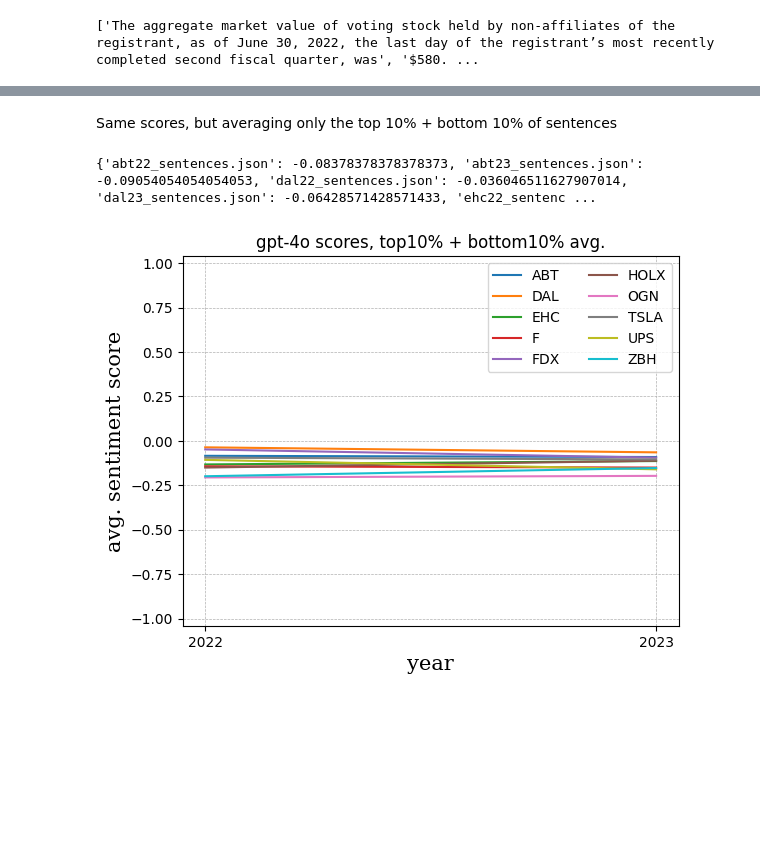
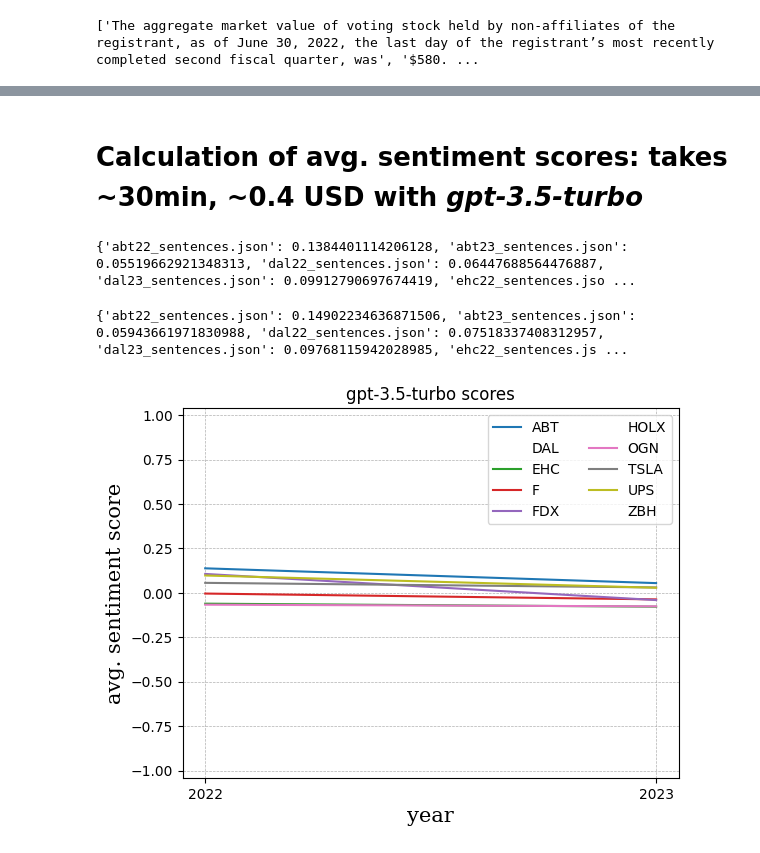
Before and after one commit to pinterj98/DeltaSentiment, a Jupyter notebook: Task1/gpt_sentiment_scores.ipynb, the cells around one changed output, grey strips where cells are left out. Cells and saved outputs as stored; diff of their text form; code cells hidden in the pictures; blank space fills up the shorter version.

```diff
--- a/Task1/gpt_sentiment_scores.ipynb
+++ b/Task1/gpt_sentiment_scores.ipynb
@@ -194,3 +298,3 @@ Average sentiment score change is: -60.45%
-# %% [markdown]
-Same scores, but averaging only the top 10% + bottom 10% of sentences
+# %% [markdown]
+# Calculation of avg. sentiment scores: takes ~30min, ~0.4 USD with *gpt-3.5-turbo*
 # %%
@@ -214,32 +322,58 @@ for c in list(sentences_dict.keys()):
+# %%
+# exporting the scored sentences
+with open(f'./combined_{model}_scored_relevant_sentences.json', 'w', encoding='utf-8') as f:
+    json.dump(all_scored_sentences, f, separators=(', ', ': '), ensure_ascii=False, cls=NumpyEncoder)
+# %%
+# importing the saved data (if needed)
+import json
+with open('./combined_gpt-3.5-turbo_scored_relevant_sentences.json', 'r', encoding='utf-8') as f:
+    all_scored_sentences = json.load(f)
+# %%
+import numpy as np
+
+for company in list(all_scored_sentences.keys()):
+  score_list = [s[1] for s in all_scored_sentences[company]]
+  avg_score = np.mean(score_list)
+  avg_score_dict[company] = avg_score
 # %%
-print(score_dict_2)
+print(avg_score_dict)
 # %% [output]
-{'abt22_sentences.json': -0.08378378378378373, 'abt23_sentences.json': -0.09054054054054053, 'dal22_sentences.json': -0.036046511627907014, 'dal23_sentences.json': -0.06428571428571433, 'ehc22_sentenc ...
+{'abt22_sentences.json': 0.1384401114206128, 'abt23_sentences.json': 0.05519662921348313, 'dal22_sentences.json': 0.06447688564476887, 'dal23_sentences.json': 0.09912790697674419, 'ehc22_sentences.jso ...
-# %%
-avg_score_dict = {'abt22_sentences.json': -0.08378378378378373, 'abt23_sentences.json': -0.09054054054054053, 'dal22_sentences.json': -0.036046511627907014, 'dal23_sentences.json': -0.06428571428571433, 'ehc22_sentences.json': -0.13230769230769232, 'ehc23_sentences.json': -0.11323529411764705, 'f22_sentences.json': -0.14285714285714302, 'f23_sentences.json': -0.14999999999999994, 'fdx22_sentences.json': -0.04787234042553188, 'fdx23_sentences.json': -0.09423076923076922, 'holx22_sentences.json': -0.15000000000000005, 'holx23_sentences.json': -0.1113207547169812, 'ogn22_sentences.json': -0.20545454545454547, 'ogn23_sentences.json': -0.19666666666666666, 'tsla22_sentences.json': -0.09431818181818183, 'tsla23_sentences.json': -0.10405405405405399, 'ups22_sentences.json': -0.10660377358490566, 'ups23_sentences.json': -0.15982142857142861, 'zbh22_sentences.json': -0.1988095238095238, 'zbh23_sentences.json': -0.15256410256410258}
+# %%
+print(avg_score_dict)
+# %% [output]
+{'abt22_sentences.json': 0.14902234636871506, 'abt23_sentences.json': 0.05943661971830988, 'dal22_sentences.json': 0.07518337408312957, 'dal23_sentences.json': 0.09768115942028985, 'ehc22_sentences.js ...
 # %%
 import matplotlib.pyplot as plt
 
 score_avg_plot = []
+model = "gpt-3.5-turbo"
 years = [2022, 2023]
 reports = list(sentences_dict.keys())
 
 for i in range(0, len(reports)-1, 2):
   score_avg_plot.append([avg_score_dict[reports[i]], avg_score_dict[reports[i+1]]])
 
-[plt.plot(years, score) for score in score_avg_plot]
+#[plt.plot(years, score) for score in score_avg_plot]
+
+# plotting the decreasing scores only
+for score in score_avg_plot:
+  if score[0] < score[1]:
+    plt.plot(years, score, alpha = 0)
+  else:
+    plt.plot(years, score)
 
 font = {'family':'serif','size':15}
-plt.title("gpt-4o scores, top10% + bottom10% avg.")
+plt.title(f"{model} scores")
 plt.xlabel('year', fontdict = font)
 plt.ylabel('avg. sentiment score', fontdict = font)
 plt.ylim(-1.04, 1.04)
 plt.xticks(years)
 plt.grid(linestyle = '--', linewidth = 0.5)
 plt.legend([s.split('2')[0].upper() for s in reports][::2], ncol = 2)
 plt.show()
 # %% [output]
-[figure, old version]
+[figure, new version]
 # %%
 import statistics
 
```
Also changed, not shown: parts of 31 cells of this notebook.
